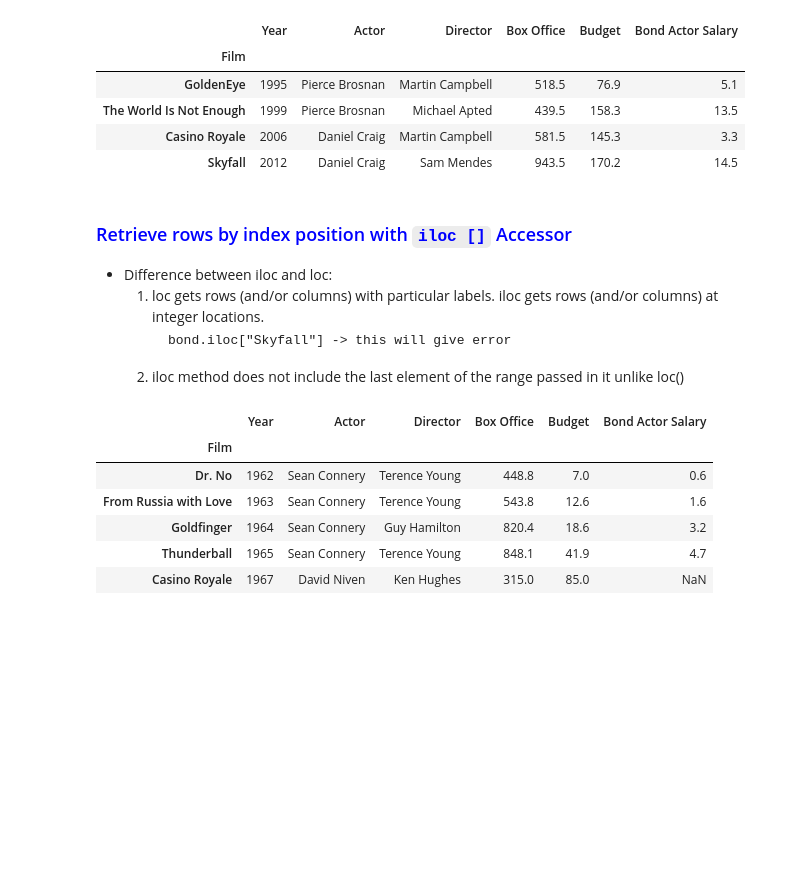
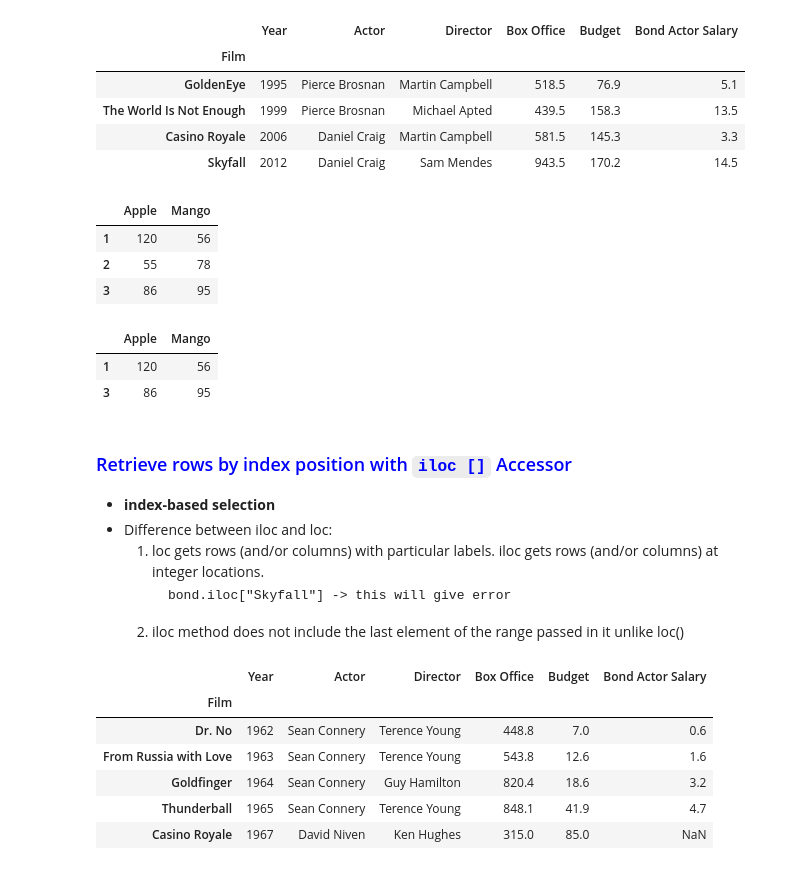
Before and after one commit to Gekko12/Python_Notebooks, a Jupyter notebook: Pandas - I.ipynb, the cells around one changed output. Drawn from its saved outputs; the diff is of its cells as text; code cells hidden in the pictures; blank space fills up the shorter version.

````diff
--- a/Pandas - I.ipynb
+++ b/Pandas - I.ipynb
@@ -2488,9 +2523,26 @@ bond.loc["GoldenEye" : "Skyfall" : 2]
 | The World Is Not Enough | 1999 | Pierce Brosnan | Michael Apted | 439.5 | 158.3 | 13.5 |
 | Casino Royale | 2006 | Daniel Craig | Martin Campbell | 581.5 | 145.3 | 3.3 |
 | Skyfall | 2012 | Daniel Craig | Sam Mendes | 943.5 | 170.2 | 14.5 |
+# %%
+sample_df = pd.DataFrame(data = {"Apple": [120, 55, 86], "Mango": [56, 78, 95]}, index = [1, 2, 3])
+sample_df
+# %% [output]
+|  | Apple | Mango |
+| 1 | 120 | 56 |
+| 2 | 55 | 78 |
+| 3 | 86 | 95 |
+# %%
+# bond.loc[ [1, 3] ] -> gives error bcs it's index values are not integers but strings
+
+sample_df.loc[ [1, 3] ]
+# %% [output]
+|  | Apple | Mango |
+| 1 | 120 | 56 |
+| 3 | 86 | 95 |
 # %% [markdown]
 ### <font color=blue> Retrieve rows by index position with `iloc []` Accessor </font>
 
+* **index-based selection**
 * Difference between iloc and loc:
     1. loc gets rows (and/or columns) with particular labels. iloc gets rows (and/or columns) at integer locations.
         ```
````
Also changed, not shown: parts of 36 cells of this notebook, 4 other files.
